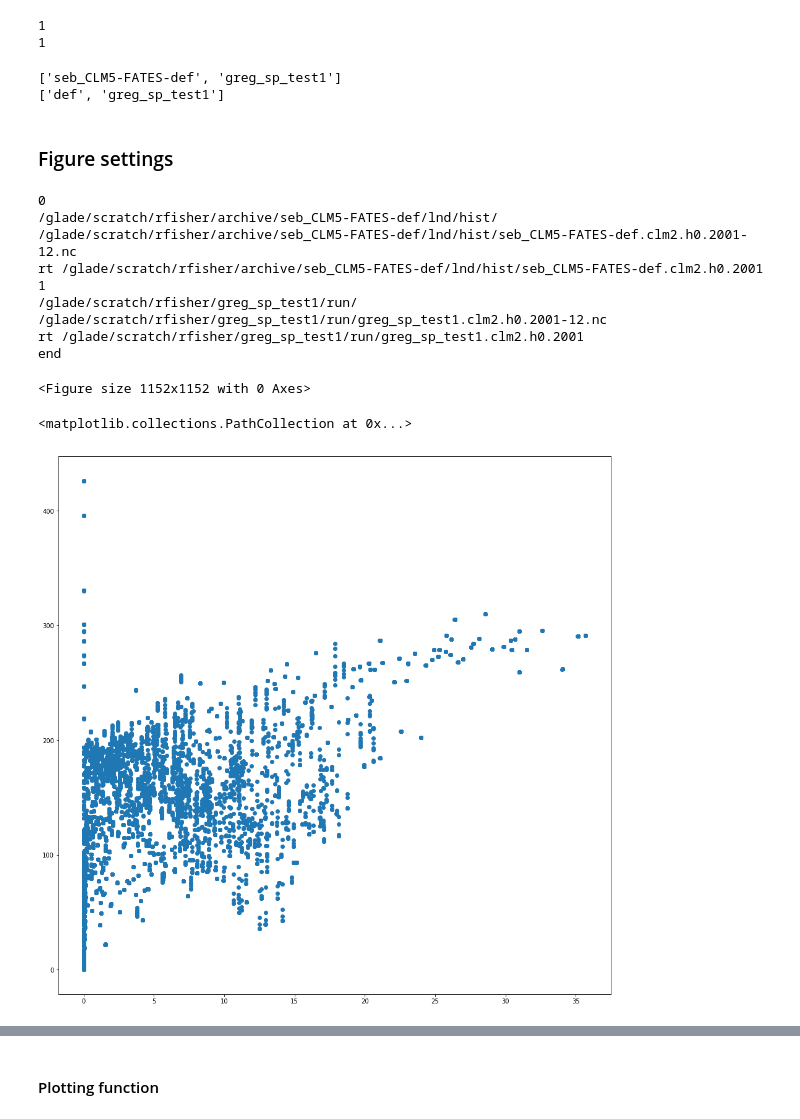
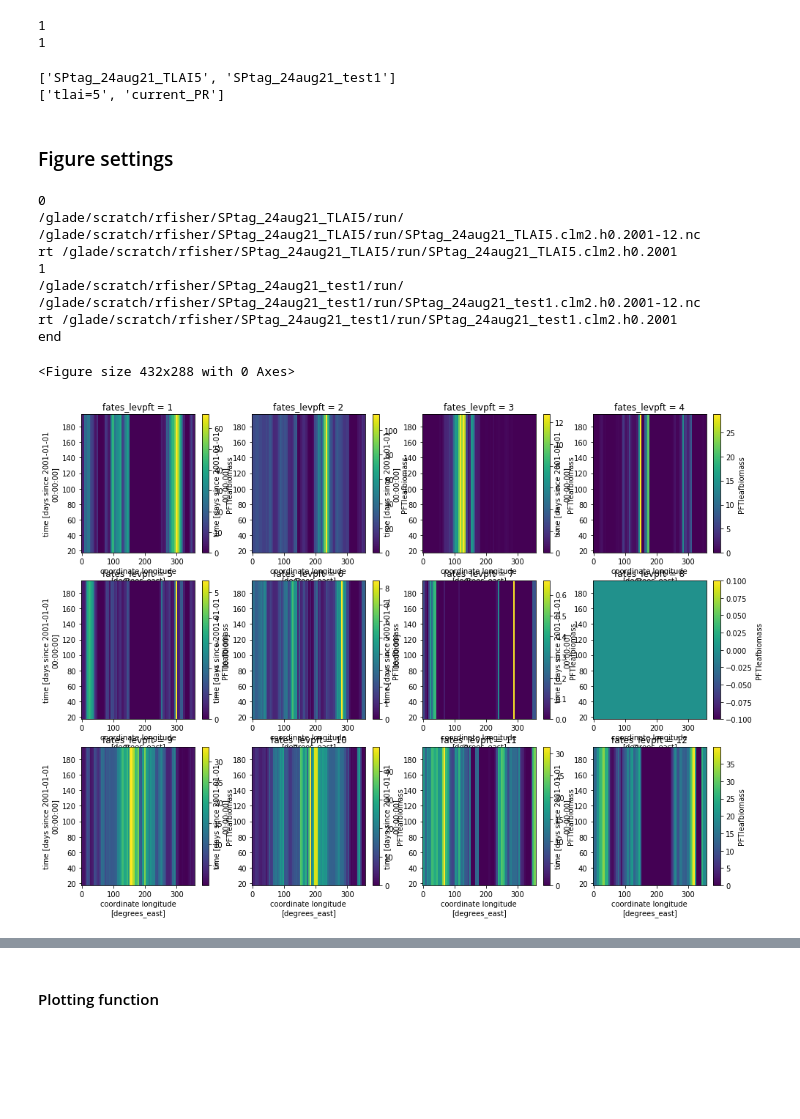
Before and after one commit to rosiealice/fates_sp_ensembles, a Jupyter notebook: SP_wue_rad.ipynb, the cells around one changed output, grey strips where cells are left out. Cells and saved outputs as stored; diff of their text form; code cells hidden in the pictures; blank space fills up the shorter version.

```diff
--- a/SP_wue_rad.ipynb
+++ b/SP_wue_rad.ipynb
@@ -39,7 +39,7 @@ runs = ['CLM5-SP-noluna_nodl_BB_noPHS_vcm50_opt_nocrop','seb_CLM5-FATES-smo_vcm5
 fates=[0,1]
 ncases=2
 
-fg=20
+fg=25
 
 
 if(fg==-6):
@@ -146,12 +146,31 @@ if(fg==20):
     runs = ['seb_CLM5-FATES-def','greg_sp_test1']
     runlabel=['def','greg_sp_test1']
     fates=[1,1]
-
+if(fg==21):
+    runs = ['seb_CLM5-FATES-def','greg_sp_test2']
+    runlabel=['def','greg_sp_test4']
+    fates=[1,1]
+if(fg==22):
+    runs = ['seb_CLM5-SPfates-def_rewindtest0','greg_sp_test4']
+    runlabel=['nov_PR','current_PR']
+    fates=[1,1]
+if(fg==23):
+    runs = ['seb_CLM5-SPfates-def_rewindtest0','greg_sp_test_nosai']
+    runlabel=['nov_PR','current_PR no SAI']
+    fates=[1,1]
+if(fg==24):
+    runs = ['seb_CLM5-SPfates-def_rewindtest0','SPtag_24aug21_test1']
+    runlabel=['nov_PR','current_PR no SAI']
+    fates=[1,1]
+if(fg==25):
+    runs = ['SPtag_24aug21_TLAI5','SPtag_24aug21_test1']
+    runlabel=['tlai=5','current_PR']
+    fates=[1,1]
     print(runs)
 print(runlabel)
 # %% [output]
-['seb_CLM5-FATES-def', 'greg_sp_test1']
-['def', 'greg_sp_test1']
+['SPtag_24aug21_TLAI5', 'SPtag_24aug21_test1']
+['tlai=5', 'current_PR']
 # %% [markdown]
 ### Figure settings
 # %%
@@ -186,6 +205,7 @@ dFSR=[]
 dLNC=[]
 dSABV=[]
 dSABG=[]
+dESAI=[]
 dTSAI=[]
 dFCEV=[]
 dFSDS=[]
@@ -259,6 +279,7 @@ if doanalysis ==1:
         dSH.append(np.multiply(ds1.FSH,1))
         dLHSH.append(np.add(ds1.FSH,ds1.EFLX_LH_TOT ))
         dLH.append(ds1.EFLX_LH_TOT)
+        dESAI.append(ds1.ESAI)
         dHTOP.append(ds1.HTOP)
         dRH2M.append(ds1.RH2M)
         dTOTRAD.append(ds1.FSR+ds1.SABV+ds1.SABG)
@@ -285,15 +306,15 @@ if doanalysis ==1:
 print('end')
 # %% [output]
 0
-/glade/scratch/rfisher/archive/seb_CLM5-FATES-def/lnd/hist/
-/glade/scratch/rfisher/archive/seb_CLM5-FATES-def/lnd/hist/seb_CLM5-FATES-def.clm2.h0.2001-12.nc
-rt /glade/scratch/rfisher/archive/seb_CLM5-FATES-def/lnd/hist/seb_CLM5-FATES-def.clm2.h0.2001
+/glade/scratch/rfisher/SPtag_24aug21_TLAI5/run/
+/glade/scratch/rfisher/SPtag_24aug21_TLAI5/run/SPtag_24aug21_TLAI5.clm2.h0.2001-12.nc
+rt /glade/scratch/rfisher/SPtag_24aug21_TLAI5/run/SPtag_24aug21_TLAI5.clm2.h0.2001
 1
-/glade/scratch/rfisher/greg_sp_test1/run/
-/glade/scratch/rfisher/greg_sp_test1/run/greg_sp_test1.clm2.h0.2001-12.nc
-rt /glade/scratch/rfisher/greg_sp_test1/run/greg_sp_test1.clm2.h0.2001
+/glade/scratch/rfisher/SPtag_24aug21_test1/run/
+/glade/scratch/rfisher/SPtag_24aug21_test1/run/SPtag_24aug21_test1.clm2.h0.2001-12.nc
+rt /glade/scratch/rfisher/SPtag_24aug21_test1/run/SPtag_24aug21_test1.clm2.h0.2001
 end
-<Figure size 1152x1152 with 0 Axes>
+<Figure size 432x288 with 0 Axes>
 # %%
 fsurf='/glade/p/cesmdata/cseg/inputdata/lnd/clm2/surfdata_map/release-clm5.0.18/surfdata_4x5_hist_16pfts_Irrig_CMIP6_simyr2000_c190214.nc'
 fsd=xr.open_dataset(fsurf, decode_times=False)
@@ -307,7 +328,14 @@ amHTOP=np.mean(fsd.MONTHLY_HEIGHT_TOP,0)
 # %%
 awheight=np.multiply(np.divide(fsd.PCT_NAT_PFT,100),amHTOP)
 # %%
-plt.scatter(ds1.HTOP,ds1.ED_biomass)
+fig = plt.figure()
+pfts = range(1,13)
+l1=ds0.PFTleafbiomass
+for p in pfts:
+    ax = fig.add_subplot(4, 4, p)
+    pft0=l1.isel(fates_levpft=p-1)
+    pft0_lat=np.mean(pft0,1)
+    pft0_lat
+    pft0_lat.plot()
 # %% [output]
-<matplotlib.collections.PathCollection at 0x...>
-[figure, old version]
+[figure, new version]
```
Also changed, not shown: parts of 37 cells of this notebook.
